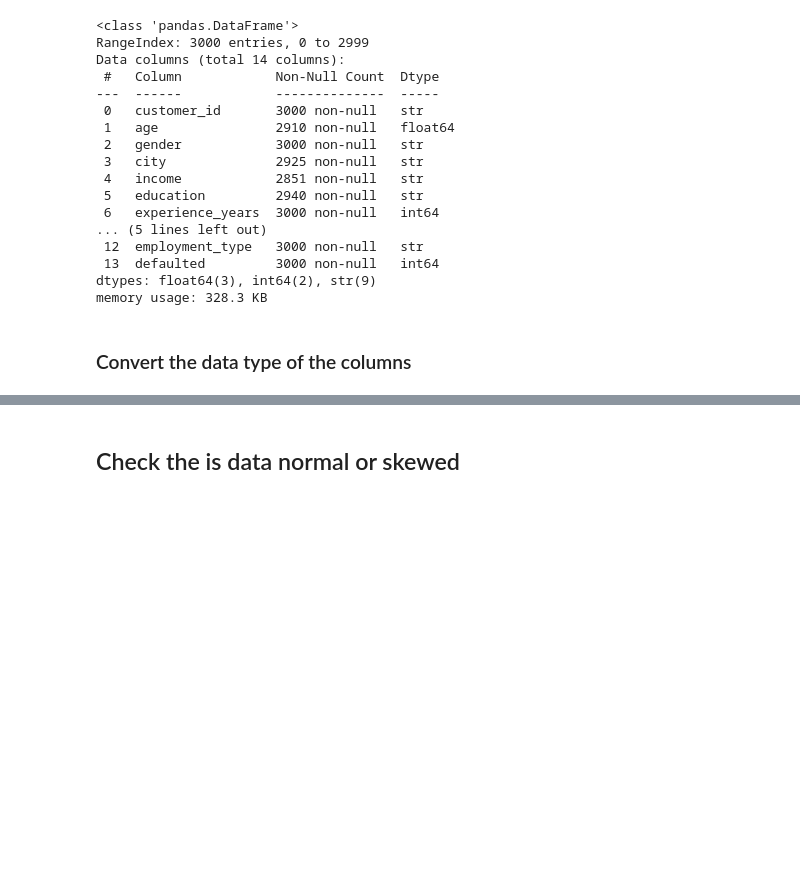
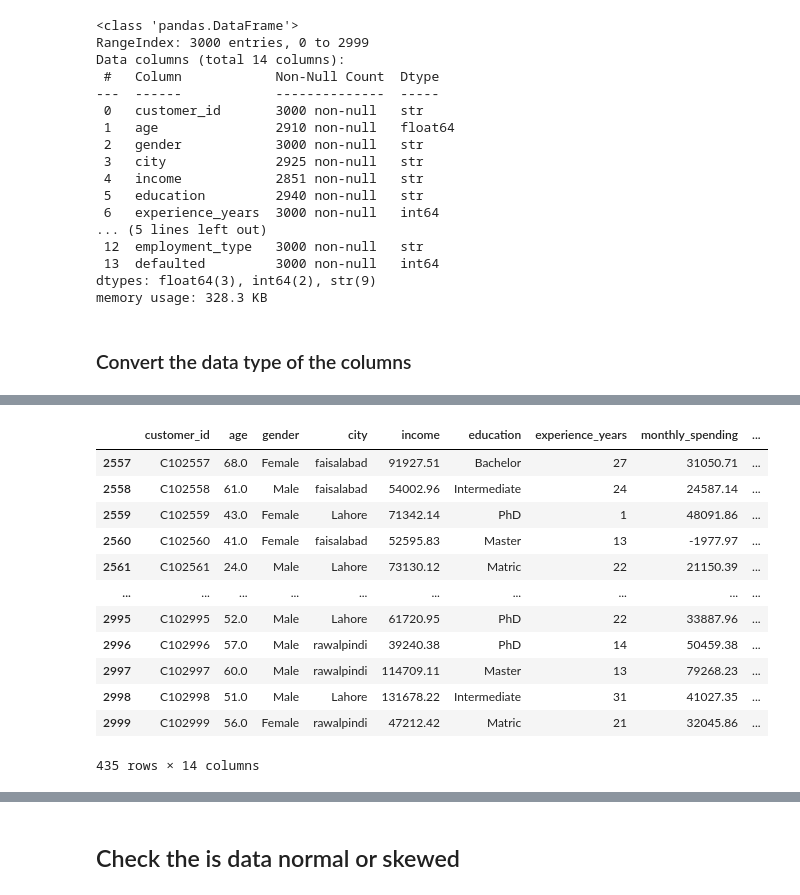
Before and after one commit to waris-idrees/Machine-learning_journey, a Jupyter notebook: 4-Data_cleaning/data_cleaning.ipynb, the cells around one changed output, grey strips where cells are left out. Cells and saved outputs as stored; diff of their text form; code cells hidden in the pictures; blank space fills up the shorter version.

```diff
--- a/4-Data_cleaning/data_cleaning.ipynb
+++ b/4-Data_cleaning/data_cleaning.ipynb
@@ -198,0 +264,16 @@ df["credit_score"] = pd.to_numeric(df["credit_score"], errors="coerce")
+# %%
+df[df["signup_date"] > "2026-12-31"]
+# %% [output]
+|  | customer_id | age | gender | city | income | education | experience_years | monthly_spending | ... |
+| 2557 | C102557 | 68.0 | Female | faisalabad | 91927.51 | Bachelor | 27 | 31050.71 | ... |
+| 2558 | C102558 | 61.0 | Male | faisalabad | 54002.96 | Intermediate | 24 | 24587.14 | ... |
+| 2559 | C102559 | 43.0 | Female | Lahore | 71342.14 | PhD | 1 | 48091.86 | ... |
+| 2560 | C102560 | 41.0 | Female | faisalabad | 52595.83 | Master | 13 | -1977.97 | ... |
+| 2561 | C102561 | 24.0 | Male | Lahore | 73130.12 | Matric | 22 | 21150.39 | ... |
+| ... | ... | ... | ... | ... | ... | ... | ... | ... | ... |
+| 2995 | C102995 | 52.0 | Male | Lahore | 61720.95 | PhD | 22 | 33887.96 | ... |
+| 2996 | C102996 | 57.0 | Male | rawalpindi | 39240.38 | PhD | 14 | 50459.38 | ... |
+| 2997 | C102997 | 60.0 | Male | rawalpindi | 114709.11 | Master | 13 | 79268.23 | ... |
+| 2998 | C102998 | 51.0 | Male | Lahore | 131678.22 | Intermediate | 31 | 41027.35 | ... |
+| 2999 | C102999 | 56.0 | Female | rawalpindi | 47212.42 | Matric | 21 | 32045.86 | ... |
+435 rows × 14 columns
```
Also changed, not shown: parts of 24 cells of this notebook, 6 other files.
